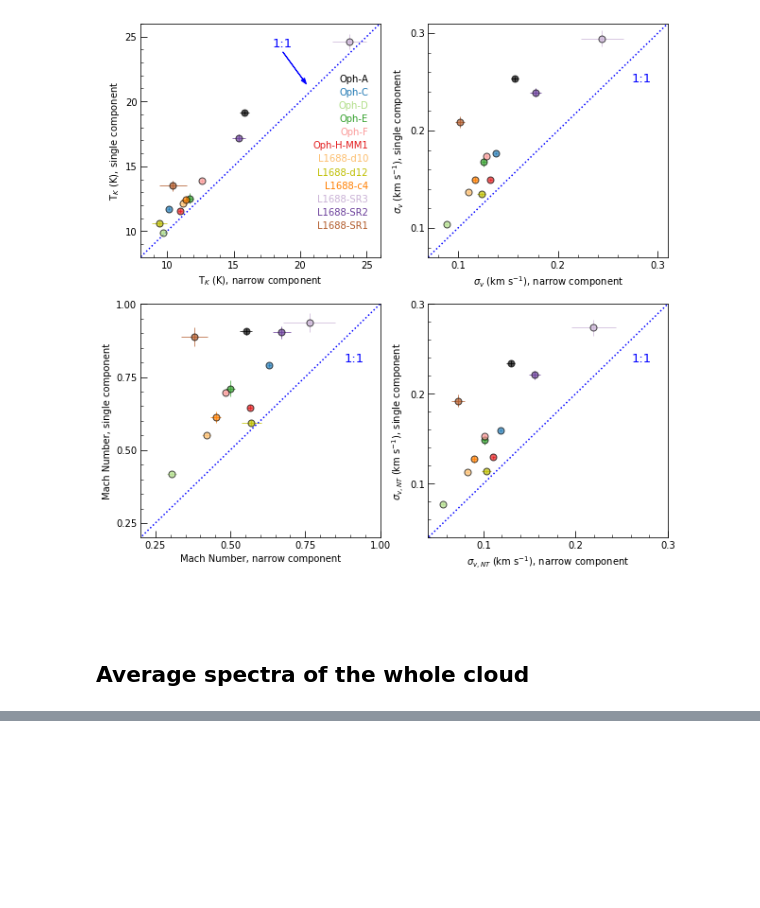
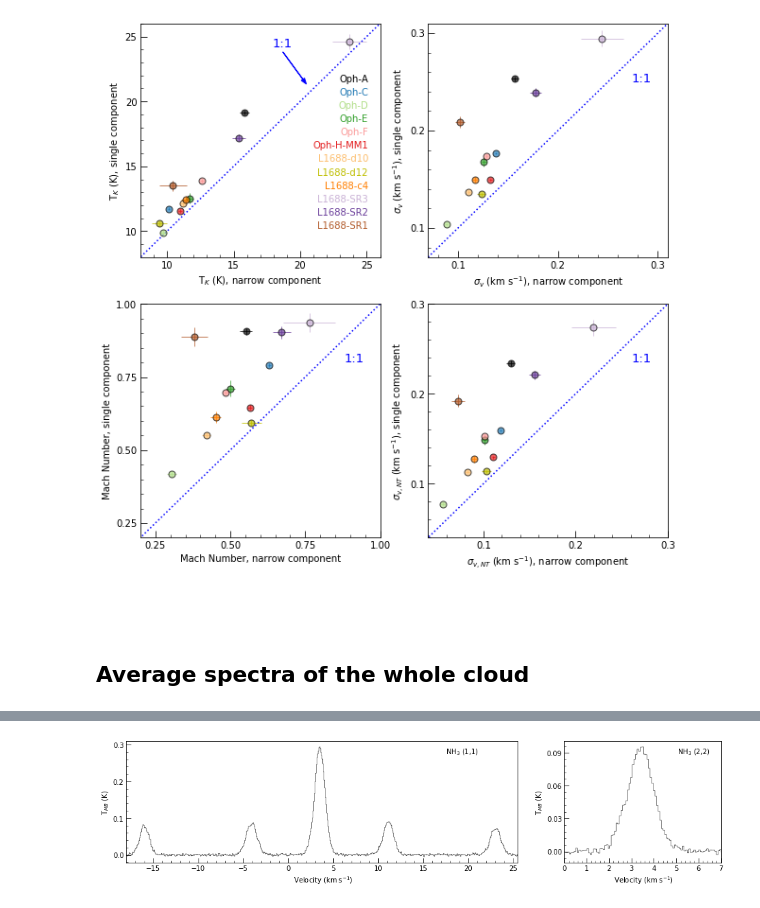
Before and after one commit to SpandanCh/L1688_2-cmp_ltr, a Jupyter notebook: L1688_letter_scripts.ipynb, the cells around one changed output, grey strips where cells are left out. Cells and saved outputs as stored; diff of their text form; code cells hidden in the pictures; blank space fills up the shorter version.

Commit message:
added minor ticks to plots

```diff
--- a/L1688_letter_scripts.ipynb
+++ b/L1688_letter_scripts.ipynb
@@ -962,21 +965,32 @@ Mean of empty slice
 # %%
 fig, ax = plt.subplots(ncols=2, nrows=1, gridspec_kw={'hspace': 0.02, 'wspace' : 0.17, 'width_ratios':[5,2],
                                                       'left':0.05, 'right':0.98,'top':0.97, 'bottom':0.15},
                        figsize=(13,3))
 
 ax[0].plot( cb11_al.spectral_axis, sp11, drawstyle='steps-mid', lw=0.5, color='k')
 ax[0].text( 0.9, 0.9, 'NH$_3$ (1,1)', horizontalalignment='right', transform=ax[0].transAxes)
 # ax[0].text( 0.9, 0.8, reg_label, horizontalalignment='right', transform=ax[0].transAxes)
 
 ax[1].plot( cb22_al.spectral_axis, sp22, drawstyle='steps-mid', lw=0.5, color='k')
 ax[1].text( 0.93, 0.9, 'NH$_3$ (2,2)', horizontalalignment='right', transform=ax[1].transAxes)
 # ax[1].text( 0.93, 0.8, reg_label, horizontalalignment='right', transform=ax[1].transAxes)
 
 ax[0].set_xlim(-18,25.5)
 ax[1].set_xlim(0,7)
 
 plt.setp( ax, ylabel = 'T$_{MB}$ (K)' )
 plt.setp( ax, xlabel=' Velocity (km s$^{-1}$)' )
 
+for i in [0,1]:
+    ax[i].xaxis.set_minor_locator(AutoMinorLocator(5))
+    ax[i].yaxis.set_minor_locator(AutoMinorLocator(5))
+    ax[i].tick_params(which='both', length=7)
+    ax[i].tick_params(which='minor', length=3)
+    ax[i].yaxis.set_major_locator(plt.MaxNLocator(4))
+ax[0].xaxis.set_major_locator(plt.MaxNLocator(9))
+ax[1].xaxis.set_major_locator(plt.MaxNLocator(7))
+
 
 fig.savefig('avg_spec_whole_cloud.pdf')
+# %% [output]
+[figure, added]
```
Also changed, not shown: parts of 2 cells of this notebook.
